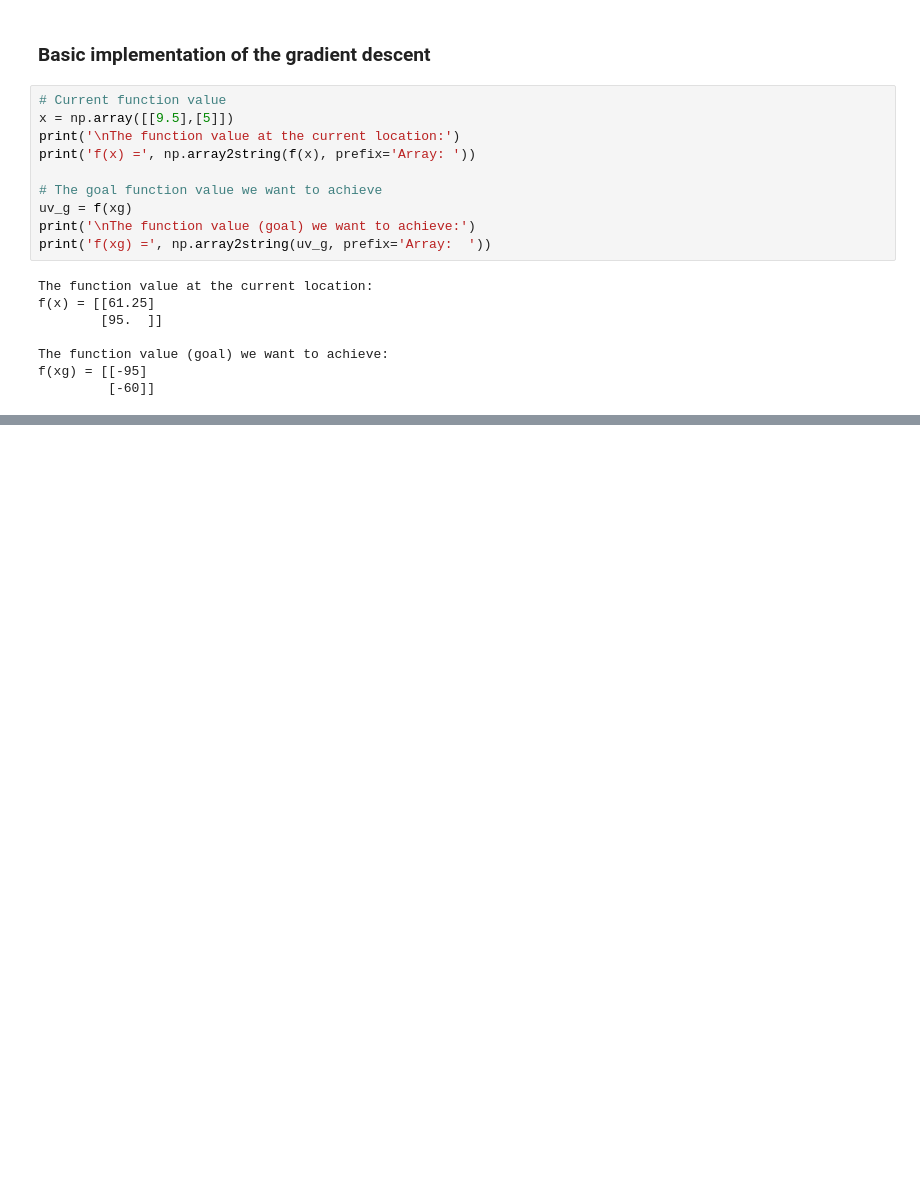
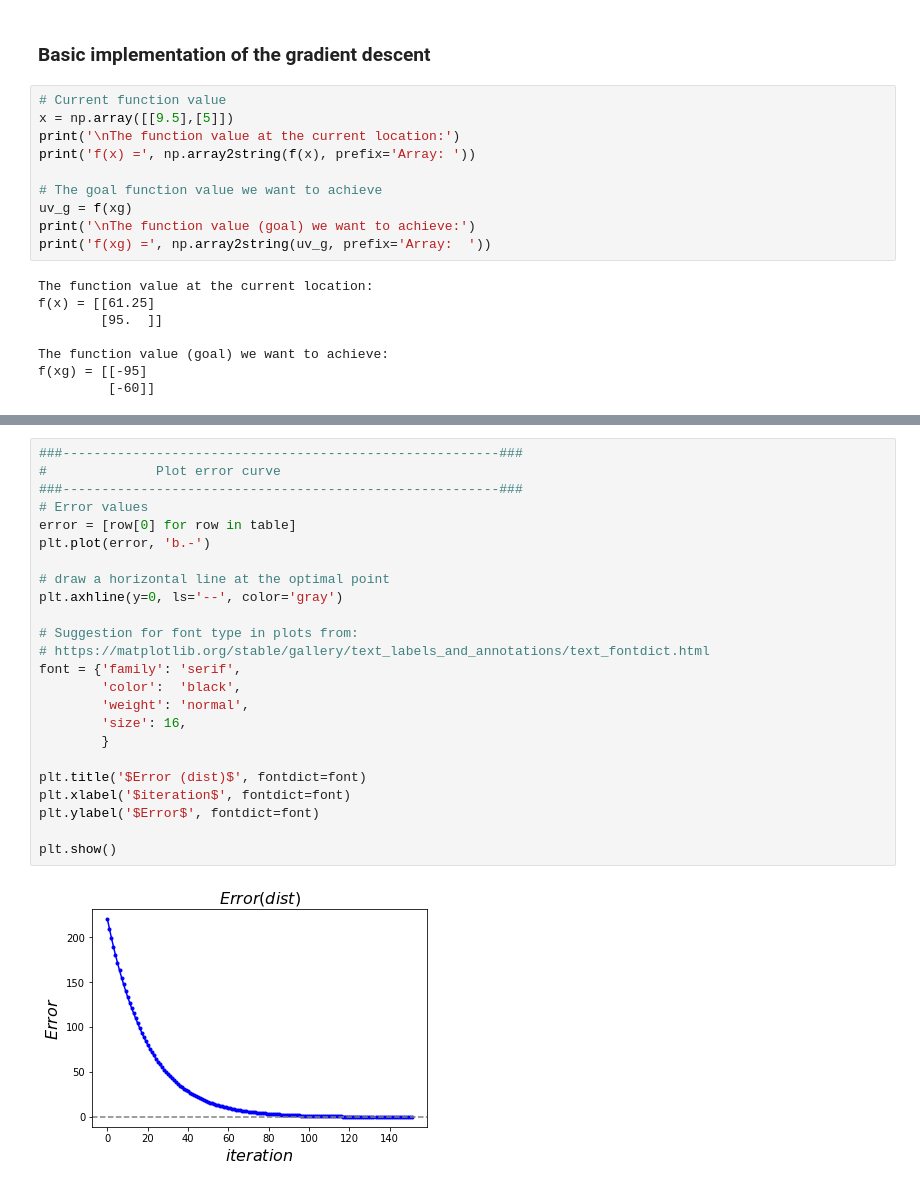
Before and after one commit to eraldoribeiro/gradientDescent, a Jupyter notebook: gradientDescent2DVectorsJacobian.ipynb, the cells around one changed output, grey strips where cells are left out. Drawn from its saved outputs; the diff is of its cells as text; blank space fills up the shorter version.

```diff
--- a/gradientDescent2DVectorsJacobian.ipynb
+++ b/gradientDescent2DVectorsJacobian.ipynb
@@ -482,0 +484,26 @@ plt.show()
+# %%
+###--------------------------------------------------------###
+#              Plot error curve
+###--------------------------------------------------------###
+# Error values
+error = [row[0] for row in table]
+plt.plot(error, 'b.-')
+
+# draw a horizontal line at the optimal point
+plt.axhline(y=0, ls='--', color='gray')
+
+# Suggestion for font type in plots from:
+# https://matplotlib.org/stable/gallery/text_labels_and_annotations/text_fontdict.html
+font = {'family': 'serif',
+        'color':  'black',
+        'weight': 'normal',
+        'size': 16,
+        }
+
+plt.title('$Error (dist)$', fontdict=font)
+plt.xlabel('$iteration$', fontdict=font)
+plt.ylabel('$Error$', fontdict=font)
+
+plt.show()
+# %% [output]
+[figure, added]
```
Also changed, not shown: parts of 4 cells of this notebook.
